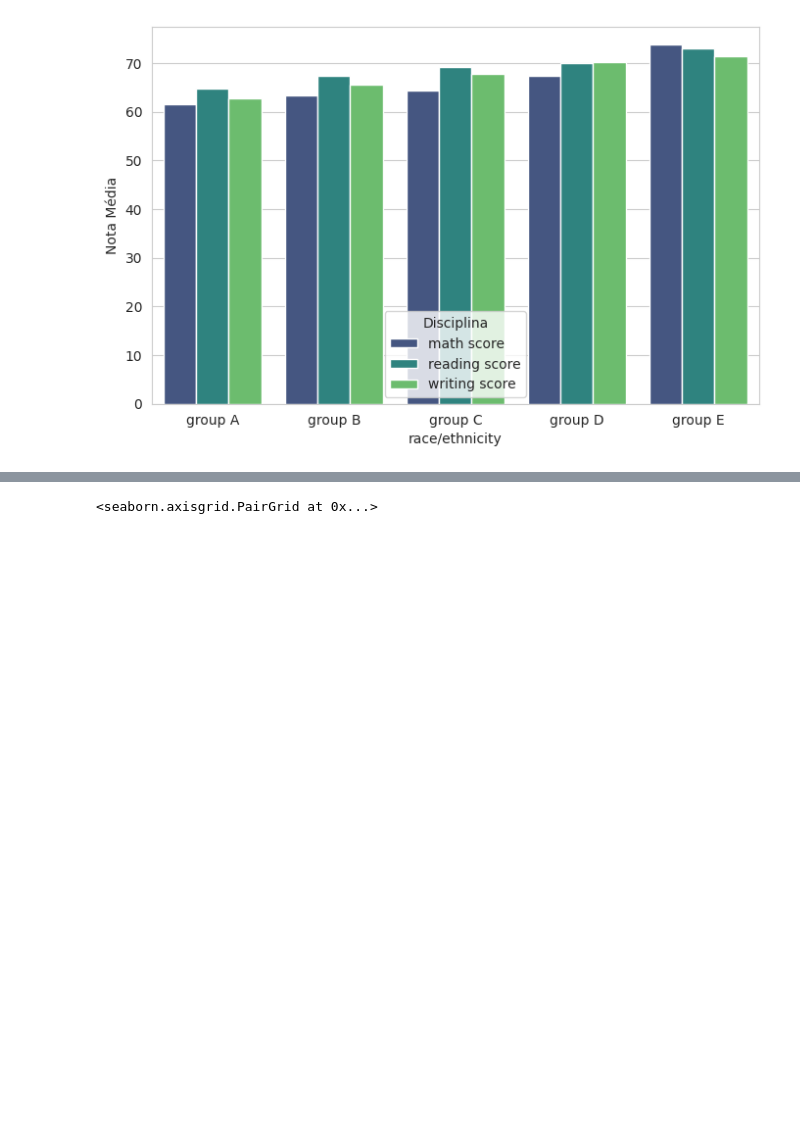
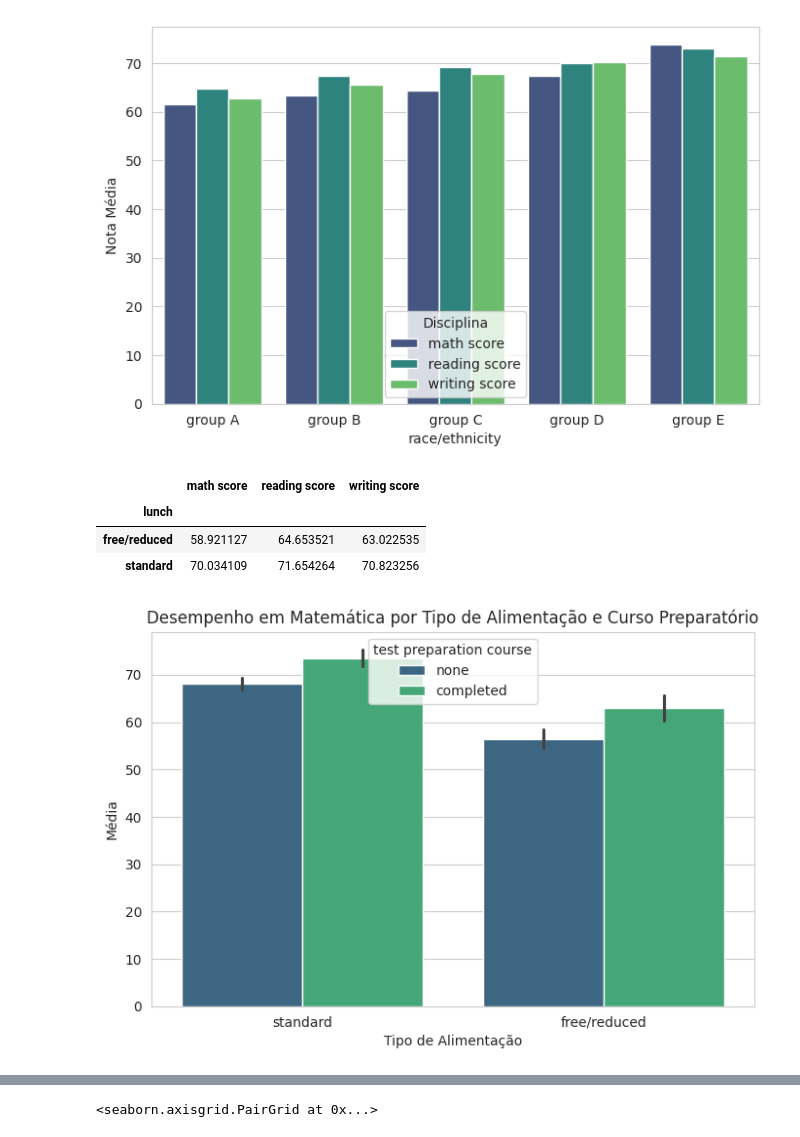
Before and after one commit to Vieiraligia/Data-Science-and-Analytics, a Jupyter notebook: MVP Analise de Dados e Boas Praticas/MVP_AnalisedeDadoseBoasPraticas.ipynb, the cells around one changed output, grey strips where cells are left out. Cells and saved outputs as stored; diff of their text form; code cells hidden in the pictures; blank space fills up the shorter version.

```diff
--- a/MVP Analise de Dados e Boas Praticas/MVP_AnalisedeDadoseBoasPraticas.ipynb
+++ b/MVP Analise de Dados e Boas Praticas/MVP_AnalisedeDadoseBoasPraticas.ipynb
@@ -388,3 +388,36 @@ sns.barplot(
 # %% [output]
 <Axes: xlabel='race/ethnicity', ylabel='Nota Média'>
 [figure]
+# %%
+# é verdade que esse indicador socioeconomico tem relacao no desempenho academico?
+
+df.groupby("lunch")[[
+    "math score",
+    "reading score",
+    "writing score"
+]].mean()
+# %% [output]
+|  | math score | reading score | writing score |
+| lunch |  |  |  |
+| free/reduced | 58.921127 | 64.653521 | 63.022535 |
+| standard | 70.034109 | 71.654264 | 70.823256 |
+# %%
+# cruzamento de dados de nota, almoço e cursinho
+
+plt.figure(figsize=(8,5))
+
+sns.barplot(
+    data=df,
+    x="lunch",
+    y="math score",
+    hue="test preparation course",
+    palette="viridis"
+)
+
+plt.title("Desempenho em Matemática por Tipo de Alimentação e Curso Preparatório")
+plt.xlabel("Tipo de Alimentação")
+plt.ylabel("Média")
+
+plt.show()
+# %% [output]
+[figure, added]
```
Also changed, not shown: parts of 15 cells of this notebook.
